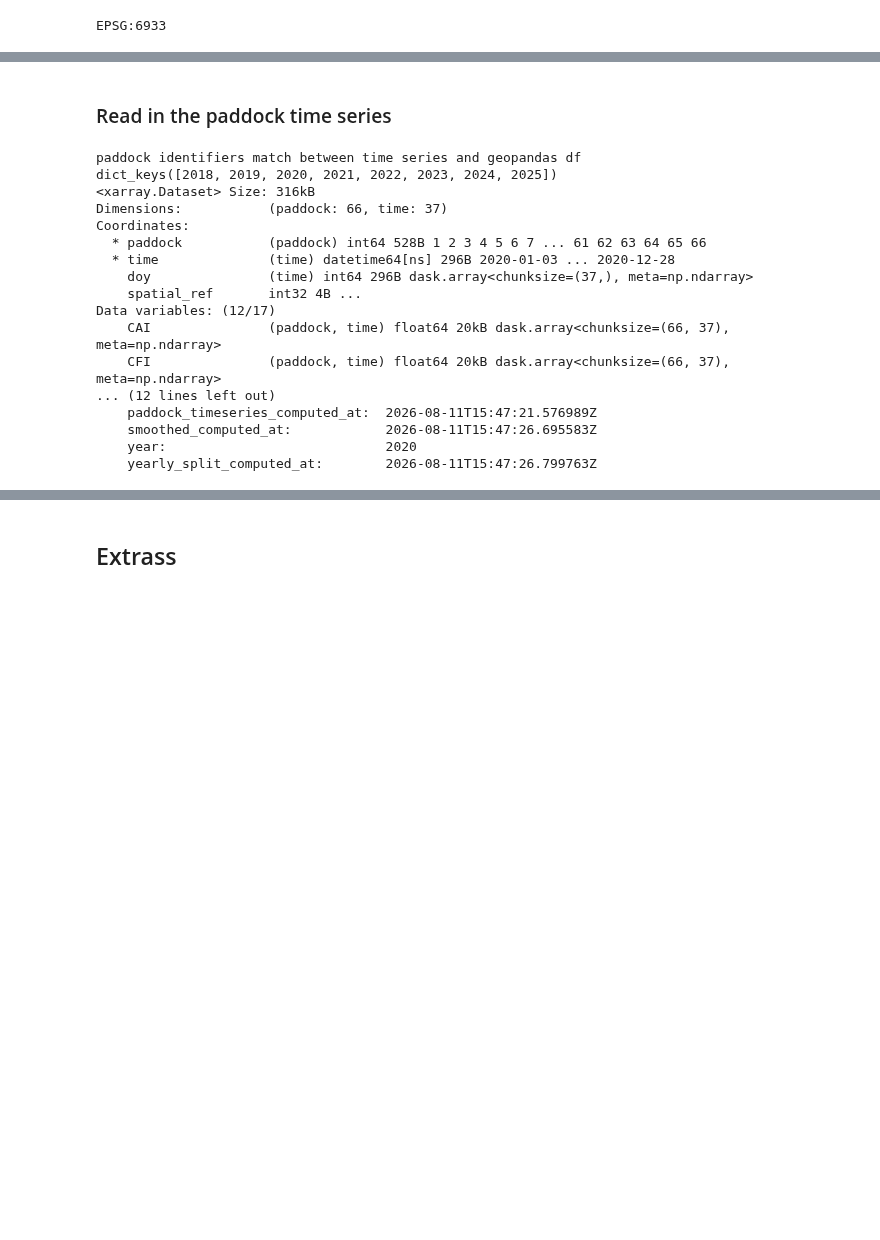
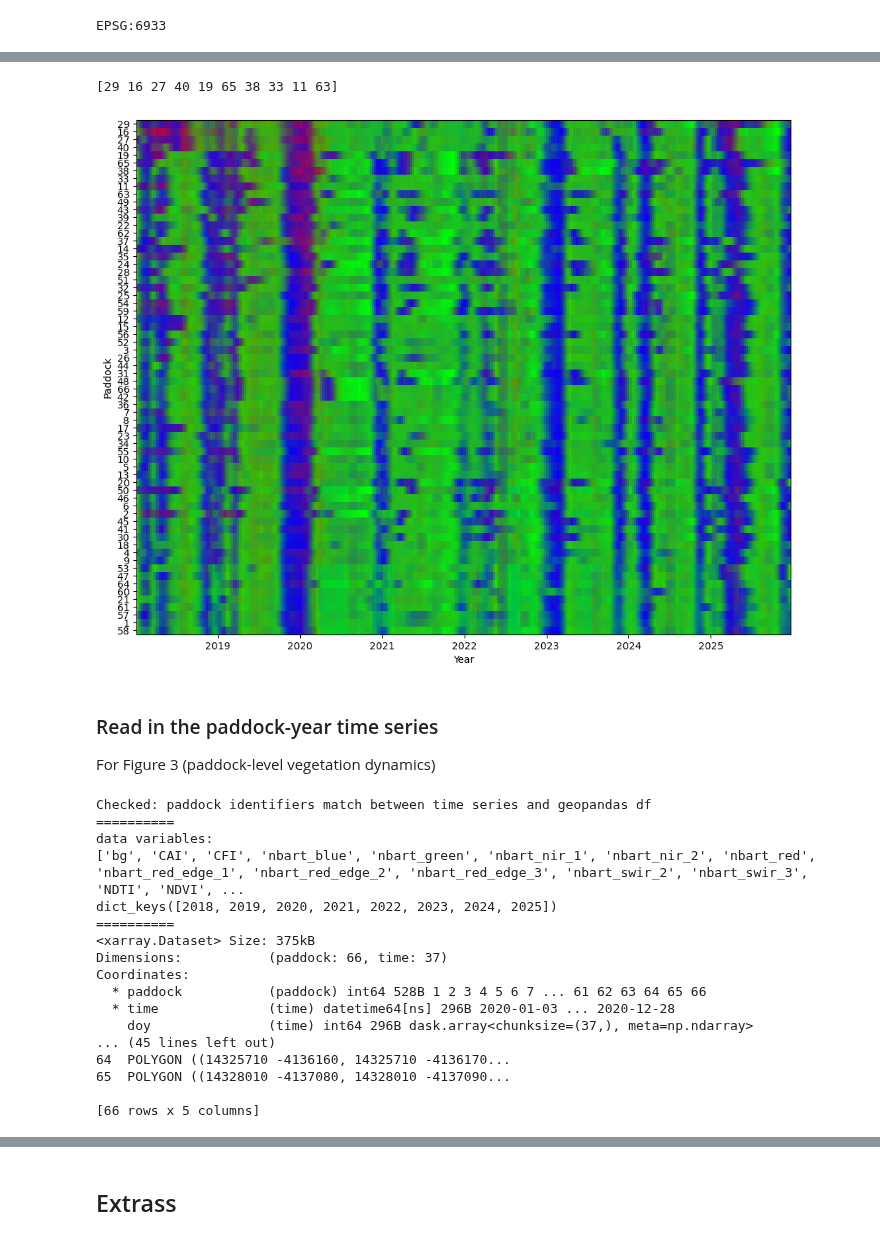
Before and after one commit to johnburley3000/paddocktimeseries, a Jupyter notebook: downstream/Milgadara_demonstration.ipynb, the cells around one changed output, grey strips where cells are left out. Drawn from its saved outputs; the diff is of its cells as text; code cells hidden in the pictures; blank space fills up the shorter version.

```diff
--- a/downstream/Milgadara_demonstration.ipynb
+++ b/downstream/Milgadara_demonstration.ipynb
@@ -403,5 +586,33 @@ plt.show()
+# %%
+# Order paddocks by descending total bare ground across the full time series
+paddocks_by_bg = (
+    paddockts_smoothed_auto["bg"]
+    .sum(dim="time")
+    .sortby(
+        paddockts_smoothed_auto["bg"].sum(dim="time"),
+        ascending=False
+    )
+    .paddock
+    .values
+)
+
+print(paddocks_by_bg[:10])
+
+fig, ax = plot_fractional_cover_heatmap(
+    paddockts_smoothed_auto,
+    paddocks=paddocks_by_bg,
+    figsize=(10, 8),
+    show_paddock_labels=True,
+)
+
+plt.show()
+# %% [output]
+[29 16 27 40 19 65 38 33 11 63]
+[figure, added]
 # %% [markdown]
-### Read in the paddock time series
+### Read in the paddock-year  time series
+
+For Figure 3 (paddock-level vegetation dynamics)
 # %%
 import re
 import xarray as xr
@@ -467,31 +678,31 @@ paddockts_years_auto = load_paddockts_years(
 #     prefix=user_paddocks_path.stem,
 # )
 # %%
-paddockts_years_auto = load_auto_paddockts(paddockts_tmp)
-
 assert np.array_equal(
     next(iter(paddockts_years_auto.values()))["paddock"].values,
     auto_paddocks["paddock"].values
 )
-print("paddock identifiers match between time series and geopandas df")
-
-print(paddockts_years_auto.keys())
+print("Checked: paddock identifiers match between time series and geopandas df \n==========")
+print("data variables:")
+print(list(paddockts_years_auto[2020].data_vars))
+print(paddockts_years_auto.keys(), "\n==========")
 print(paddockts_years_auto[2020])
+print("===============\n paddock gpd: \n", auto_paddocks)
 # %% [output]
-paddock identifiers match between time series and geopandas df
+Checked: paddock identifiers match between time series and geopandas df
+==========
+data variables:
+['bg', 'CAI', 'CFI', 'nbart_blue', 'nbart_green', 'nbart_nir_1', 'nbart_nir_2', 'nbart_red', 'nbart_red_edge_1', 'nbart_red_edge_2', 'nbart_red_edge_3', 'nbart_swir_2', 'nbart_swir_3', 'NDTI', 'NDVI', ...
 dict_keys([2018, 2019, 2020, 2021, 2022, 2023, 2024, 2025])
-<xarray.Dataset> Size: 316kB
+==========
+<xarray.Dataset> Size: 375kB
 Dimensions:           (paddock: 66, time: 37)
 Coordinates:
   * paddock           (paddock) int64 528B 1 2 3 4 5 6 7 ... 61 62 63 64 65 66
   * time              (time) datetime64[ns] 296B 2020-01-03 ... 2020-12-28
     doy               (time) int64 296B dask.array<chunksize=(37,), meta=np.ndarray>
-    spatial_ref       int32 4B ...
-Data variables: (12/17)
-    CAI               (paddock, time) float64 20kB dask.array<chunksize=(66, 37), meta=np.ndarray>
-    CFI               (paddock, time) float64 20kB dask.array<chunksize=(66, 37), meta=np.ndarray>
-... (12 lines left out)
-    paddock_timeseries_computed_at:  2026-08-11T15:47:21.576989Z
-    smoothed_computed_at:            2026-08-11T15:47:26.695583Z
-    year:                            2020
-    yearly_split_computed_at:        2026-08-11T15:47:26.799763Z
+... (45 lines left out)
+64  POLYGON ((14325710 -4136160, 14325710 -4136170...
+65  POLYGON ((14328010 -4137080, 14328010 -4137090...
+
+[66 rows x 5 columns]
```
Also changed, not shown: parts of 13 cells of this notebook.
